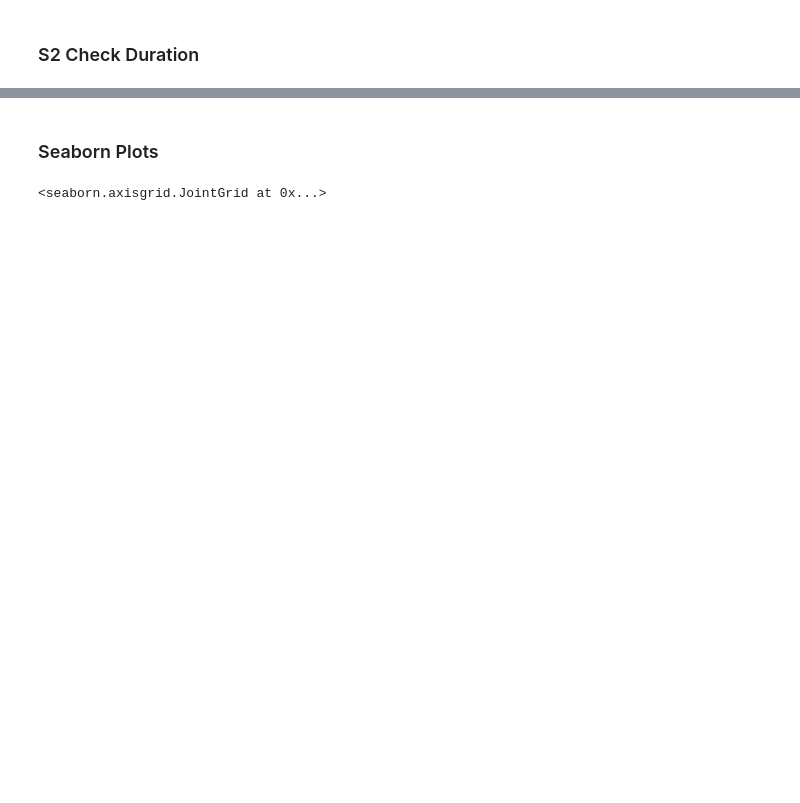
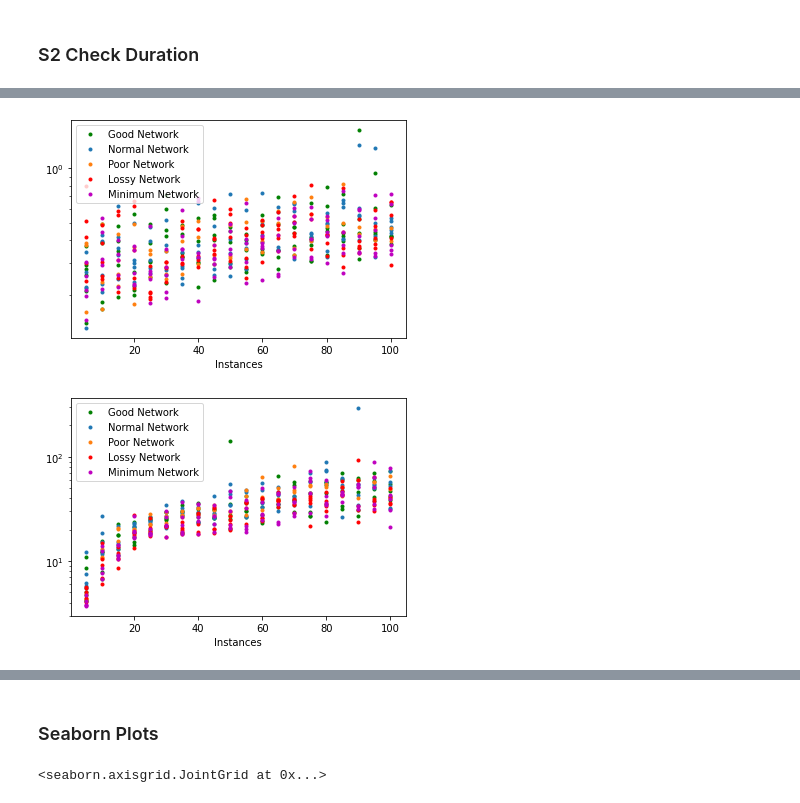
Before and after one commit to gipplab/bc_p2p, a Jupyter notebook: src/go/bc_dht/data/notebook/docker.ipynb, the cells around one changed output, grey strips where cells are left out. Saved outputs shown, nothing was run; the diff lists cells and outputs as text; code cells hidden in the pictures; blank space fills up the shorter version.

Commit message:
Minimum Network Runs

```diff
--- a/src/go/bc_dht/data/notebook/docker.ipynb
+++ b/src/go/bc_dht/data/notebook/docker.ipynb
@@ -180,0 +173,63 @@ my_data_frame.plot(x='Instances', y='DhtPutDuration_s', style='o')
+# %%
+# Perfect Network but 1 Mebibyte Runs
+rslt_df = my_data_frame[
+    (my_data_frame['SimLatency_ms'] == 10) &
+    (my_data_frame['SimJitter_ms'] == 0) &
+    (my_data_frame['SimPeerBandwidth_bps'] == 1048576) &
+    (my_data_frame['SimLoss_pct'] == 0) &
+    (my_data_frame['SimCorrupt_pct'] == 0)
+    ]
+
+# Default Network Run
+rslt_df2 = my_data_frame[
+    (my_data_frame['SimLatency_ms'] == 80) &
+    (my_data_frame['SimJitter_ms'] == 5) &
+    (my_data_frame['SimPeerBandwidth_bps'] == 1048576) &
+    (my_data_frame['SimLoss_pct'] == 1) &
+    (my_data_frame['SimCorrupt_pct'] == 1)
+    ]
+
+# Poor Network Run
+rslt_df3 = my_data_frame[
+    (my_data_frame['SimLatency_ms'] == 130) &
+    (my_data_frame['SimJitter_ms'] == 30) &
+    (my_data_frame['SimPeerBandwidth_bps'] == 65536) &
+    (my_data_frame['SimLoss_pct'] == 2) &
+    (my_data_frame['SimCorrupt_pct'] == 2)
+    ]
+
+# Lossy Network Run
+rslt_df4 = my_data_frame[
+    (my_data_frame['SimLatency_ms'] == 130) &
+    (my_data_frame['SimJitter_ms'] == 30) &
+    (my_data_frame['SimPeerBandwidth_bps'] == 65536) &
+    (my_data_frame['SimLoss_pct'] == 20) &
+    (my_data_frame['SimCorrupt_pct'] == 10)
+    ]
+
+# Minimum Network Run
+rslt_df5 = my_data_frame[
+    (my_data_frame['SimLatency_ms'] == 200) &
+    (my_data_frame['SimJitter_ms'] == 30) &
+    (my_data_frame['SimPeerBandwidth_bps'] == 4096) &
+    (my_data_frame['SimLoss_pct'] == 20) &
+    (my_data_frame['SimCorrupt_pct'] == 10)
+    ]
+
+
+# DHT PUTS
+p1 = rslt_df.plot(x='Instances', y='DhtPutDuration_s', style='.',label='Good Network', color='g')
+p2 = rslt_df2.plot(ax=p1, x='Instances', y='DhtPutDuration_s', style='.', label='Normal Network')
+p3 = rslt_df3.plot(ax=p2, x='Instances', y='DhtPutDuration_s', style='.', label='Poor Network')
+p4 = rslt_df4.plot(ax=p3, x='Instances', y='DhtPutDuration_s', style='.', label='Lossy Network', color="r")
+p5 = rslt_df5.plot(ax=p4, x='Instances', y='DhtPutDuration_s', style='.', label='Minimum Network', color="m").set_yscale('log')
+
+# DHT GETS
+p1 = rslt_df.plot(x='Instances', y='DhtQueryDuration_ms', style='.',label='Good Network', color='g')
+p2 = rslt_df2.plot(ax=p1, x='Instances', y='DhtQueryDuration_ms', style='.', label='Normal Network')
+p3 = rslt_df3.plot(ax=p2, x='Instances', y='DhtQueryDuration_ms', style='.', label='Poor Network')
+p4 = rslt_df4.plot(ax=p3, x='Instances', y='DhtQueryDuration_ms', style='.', label='Lossy Network', color='r')
+p5 = rslt_df5.plot(ax=p4, x='Instances', y='DhtQueryDuration_ms', style='.', label='Minimum Network', color="m").set_yscale('log')
+# %% [output]
+[figure, added]
+[figure, added]
```
Also changed, not shown: parts of 9 cells of this notebook, 1 other file.
